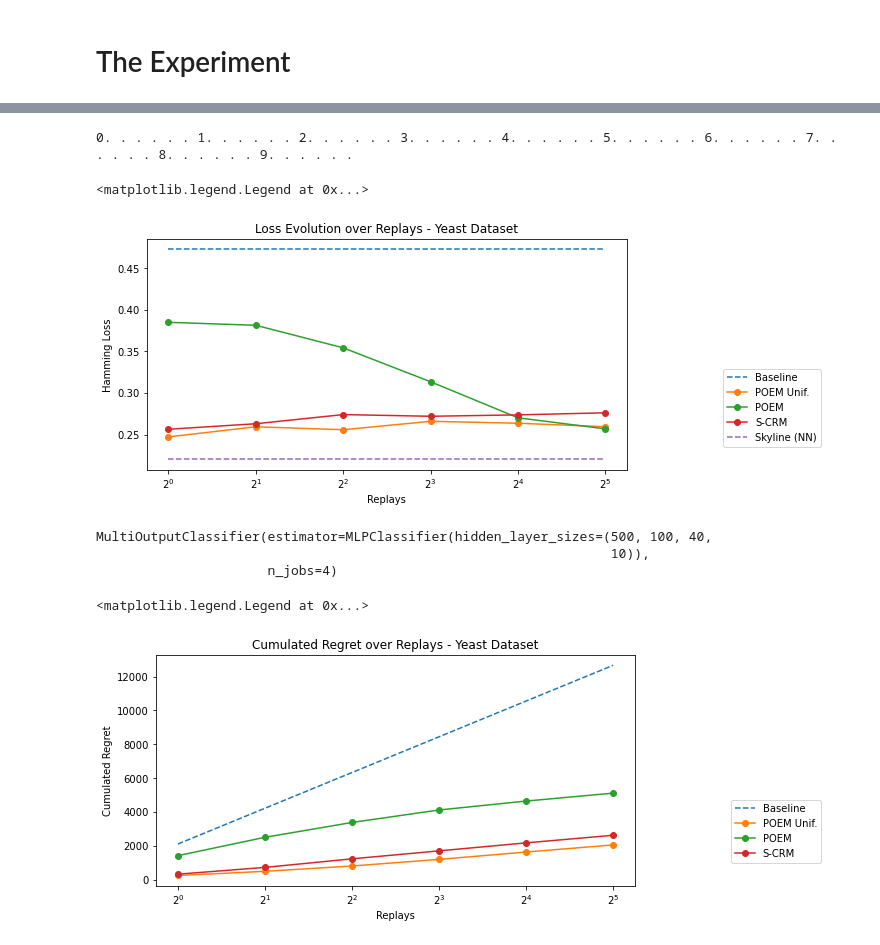
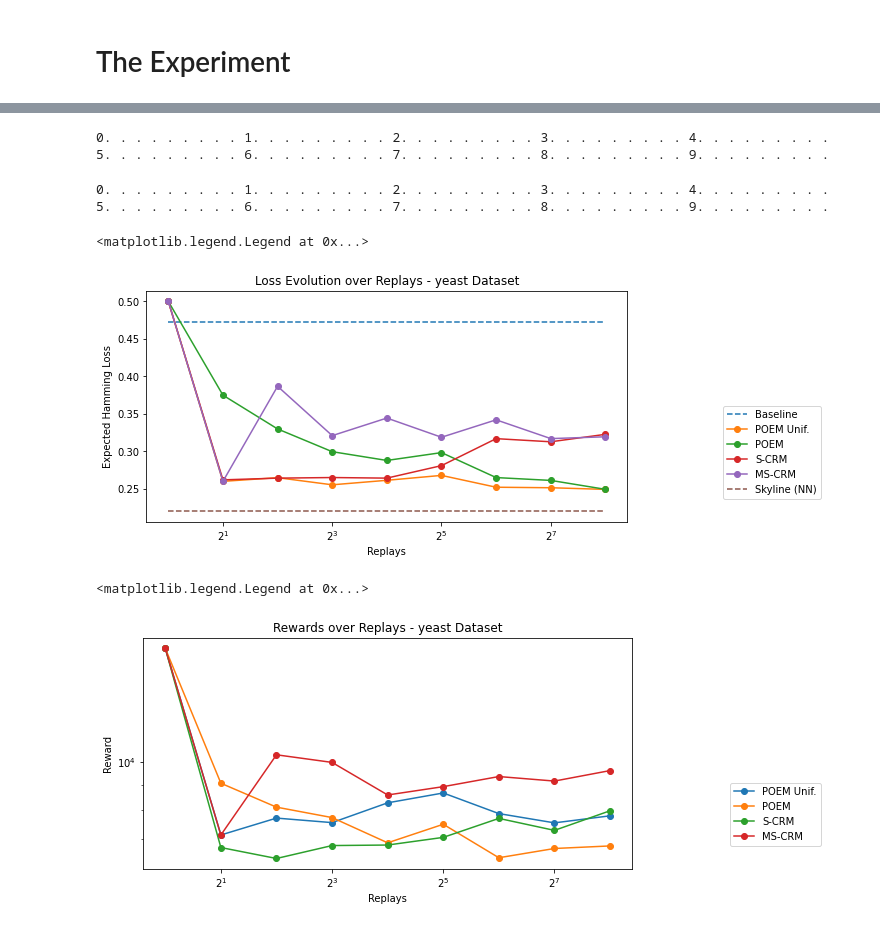
Before and after one commit to criteo-research/sequential-conterfactual-risk-minimization, a Jupyter notebook: eval_sequential_crm_multilabel-jax.ipynb, the cells around one changed output, grey strips where cells are left out. Cells and saved outputs as stored; diff of their text form; code cells hidden in the pictures.

Commit message:
clean reward+loss eval

```diff
--- a/eval_sequential_crm_multilabel-jax.ipynb
+++ b/eval_sequential_crm_multilabel-jax.ipynb
@@ -80,6 +84,7 @@ for i in range(10):
     crm_dataset = CRMDataset()
     for j, replay_target in enumerate(replay_targets):
         print('.', end=' ')
+        evaluate_model(crm_model, crm_losses, crm_rewards, i, j)
         needed_replays = replay_target - current_replay
         current_replay = replay_target
         crm_dataset.update_from_supervised_dataset(X_train, y_train, sampling_probas, n_samples=needed_replays)
@@ -88,8 +93,6 @@ for i in range(10):
             lambda_ = .5,
             verbose = 0
         )
-        crm_losses[i,j] = crm_model.expected_hamming_loss(X_test, y_test)
-        crm_rewards[i,j] = (1 - np.logical_xor(crm_model.predict(X_test), y_test)).sum()
 
 crm_losses = crm_losses.mean(axis=0)
 crm_rewards = crm_rewards.mean(axis=0)
@@ -107,6 +110,7 @@ for i in range(10):
     ucrm_dataset = CRMDataset()
     for j, replay_target in enumerate(replay_targets):
         print('.', end=' ')
+        evaluate_model(ucrm_model, ucrm_losses, ucrm_rewards, i, j)
         needed_replays = replay_target - current_replay
         current_replay = replay_target
         ucrm_dataset.update_from_supervised_dataset(X_train, y_train, .5*np.ones_like(sampling_probas), n_samples=needed_replays)
@@ -115,8 +119,6 @@ for i in range(10):
             lambda_ = .5,
             verbose = 0
         )
-        ucrm_losses[i,j] = ucrm_model.expected_hamming_loss(X_test, y_test)
-        ucrm_rewards[i,j] = (1 - np.logical_xor(ucrm_model.predict(X_test), y_test)).sum()
 
 ucrm_losses = ucrm_losses.mean(axis=0)
 ucrm_rewards = ucrm_rewards.mean(axis=0)
@@ -134,19 +152,45 @@ for i in range(10):
     scrm_dataset = CRMDataset()
     for j, replay_target in enumerate(replay_targets):
         print('.', end=' ')
+        evaluate_model(scrm_model, scrm_losses, scrm_rewards, i, j)
         needed_replays = replay_target - current_replay
         current_replay = replay_target
         scrm_sampling_probas = scrm_model.predict_proba(X_train, y_train)
         scrm_dataset.update_from_supervised_dataset(X_train, y_train, scrm_sampling_probas, n_samples=needed_replays)
         scrm_model.fit(
             scrm_dataset,
-            lambda_ = -1 / np.sqrt(replay_target),
+            lambda_ = -.1,
             verbose = 0
         )
-        scrm_losses[i,j] = scrm_model.expected_hamming_loss(X_test, y_test)
-        scrm_rewards[i,j] = (1 - np.logical_xor(scrm_model.predict(X_test), y_test)).sum()
 
 scrm_losses = scrm_losses.mean(axis=0)
 scrm_rewards = scrm_rewards.mean(axis=0)
 # %% [output]
-0. . . . . . 1. . . . . . 2. . . . . . 3. . . . . . 4. . . . . . 5. . . . . . 6. . . . . . 7. . . . . . 8. . . . . . 9. . . . . .
+0. . . . . . . . . 1. . . . . . . . . 2. . . . . . . . . 3. . . . . . . . . 4. . . . . . . . . 5. . . . . . . . . 6. . . . . . . . . 7. . . . . . . . . 8. . . . . . . . . 9. . . . . . . . .
+# %%
+mscrm_losses = np.ones((10, len(replay_targets,)))
+mscrm_rewards = np.ones((10, len(replay_targets,)))
+
+for i in range(10):
+    print(i, end='')
+    np.random.seed(i*42)
+    current_replay = 0
+    mscrm_model = Model.null_model(X_test.shape[1], y_test.shape[1])
+    for j, replay_target in enumerate(replay_targets):
+        print('.', end=' ')
+        evaluate_model(mscrm_model, mscrm_losses, mscrm_rewards, i, j)
+        needed_replays = replay_target - current_replay
+        current_replay = replay_target
+        mscrm_sampling_probas = mscrm_model.predict_proba(X_train, y_train)
+        mscrm_dataset = CRMDataset()
+        mscrm_dataset.update_from_supervised_dataset(X_train, y_train, mscrm_sampling_probas, n_samples=needed_replays)
+        mscrm_model.fit(
+            mscrm_dataset,
+            lambda_ = .5,
+            verbose = 0
+        )
+
+mscrm_losses = mscrm_losses.mean(axis=0)
+mscrm_rewards = mscrm_rewards.mean(axis=0)
+# %% [output]
+0. . . . . . . . . 1. . . . . . . . . 2. . . . . . . . . 3. . . . . . . . . 4. . . . . . . . . 5. . . . . . . . . 6. . . . . . . . . 7. . . . . . . . . 8. . . . . . . . . 9. . . . . . . . .
@@ -153,16 +210,17 @@ scrm_rewards = scrm_rewards.mean(axis=0)
 # %%
 fig, ax = plt.subplots(constrained_layout=True, figsize=(10,4))
-plt.title('Loss Evolution over Replays - Yeast Dataset')
+plt.title('Loss Evolution over Replays - %s Dataset' % dataset_name)
 ax.set_xlabel('Replays')
 ax.set_xscale('log', base=2)
 ax.plot(replay_targets, .473*np.ones_like(replay_targets), '--', label='Baseline')
 ax.plot(replay_targets, ucrm_losses, 'o-', label='POEM Unif.')
 ax.plot(replay_targets, crm_losses, 'o-', label='POEM')
 ax.plot(replay_targets, scrm_losses, 'o-', label='S-CRM')
+ax.plot(replay_targets, mscrm_losses, 'o-', label='MS-CRM')
 #ax.plot(replay_targets, .295*np.ones_like(replay_targets), '--', label='Skyline (LR)')
 ax.plot(replay_targets, .220*np.ones_like(replay_targets), '--', label='Skyline (NN)')
-ax.set_ylabel('Hamming Loss')
+ax.set_ylabel('Expected Hamming Loss')
 ax.legend(loc=(1.2, .1))
 # %% [output]
 <matplotlib.legend.Legend at 0x...>
-[figure, old version]
+[figure, new version]
@@ -172,6 +226,0 @@ from sklearn.multioutput import MultiOutputClassifier
-# %%
-mlp = MultiOutputClassifier(MLPClassifier(hidden_layer_sizes=(500, 100, 40, 10,)), n_jobs=4).fit(X_train, y_train)
-# %% [output]
-MultiOutputClassifier(estimator=MLPClassifier(hidden_layer_sizes=(500, 100, 40,
-                                                                  10)),
-                      n_jobs=4)
@@ -181,15 +227,17 @@ skyline_rewards = (1 - np.logical_xor(mlp.predict(X_test), y_test)).sum()*np.one
 # %%
 fig, ax = plt.subplots(constrained_layout=True, figsize=(10,4))
-plt.title('Cumulated Regret over Replays - Yeast Dataset')
+plt.title('Rewards over Replays - %s Dataset' % dataset_name)
 ax.set_xlabel('Replays')
+ax.set_yscale('log')
 ax.set_xscale('log', base=2)
-ax.plot(replay_targets, np.cumsum(skyline_rewards) - np.cumsum(baseline_rewards), '--', label='Baseline')
-ax.plot(replay_targets, np.cumsum(skyline_rewards) - np.cumsum(ucrm_rewards), 'o-', label='POEM Unif.')
-ax.plot(replay_targets, np.cumsum(skyline_rewards) - np.cumsum(crm_rewards), 'o-', label='POEM')
-ax.plot(replay_targets, np.cumsum(skyline_rewards) - np.cumsum(scrm_rewards), 'o-', label='S-CRM')
-# ax.plot(replay_targets, np.cumsum(skyline_rewards) - np.cumsum(skyline_rewards), '--', label='Skyline')
-ax.set_ylabel('Cumulated Regret')
+# ax.plot(replay_targets, baseline_rewards, '--', label='Baseline')
+ax.plot(replay_targets, ucrm_rewards, 'o-', label='POEM Unif.')
+ax.plot(replay_targets, crm_rewards, 'o-', label='POEM')
+ax.plot(replay_targets, scrm_rewards, 'o-', label='S-CRM')
+ax.plot(replay_targets, mscrm_rewards, 'o-', label='MS-CRM')
+# ax.plot(replay_targets, skyline_rewards, '--', label='Skyline')
+ax.set_ylabel('Reward')
 ax.legend(loc=(1.2, .1))
 # %% [output]
 <matplotlib.legend.Legend at 0x...>
-[figure, old version]
+[figure, new version]
```
Also changed, not shown: parts of 10 cells of this notebook, 3 other files.
